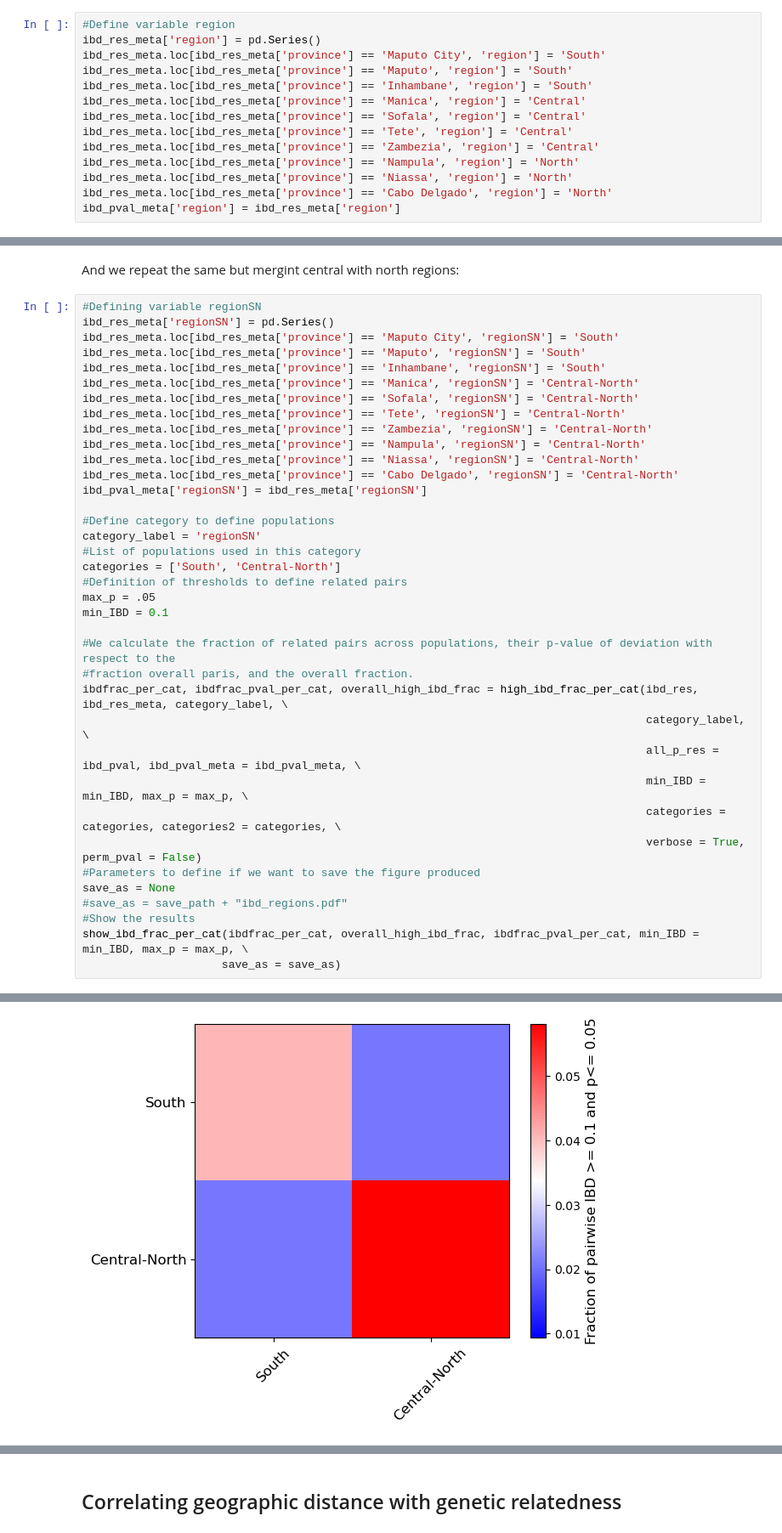
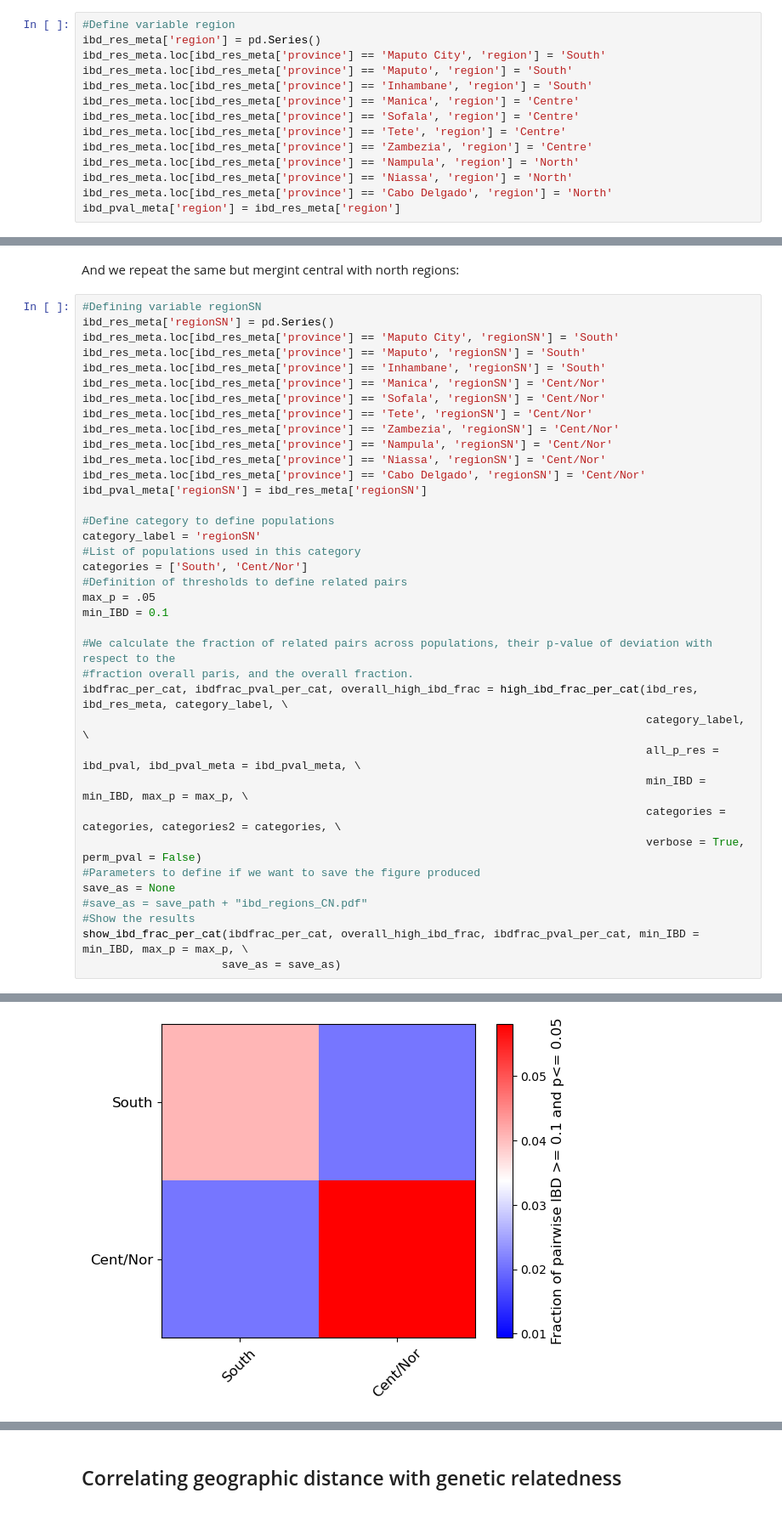
Before and after one commit to arnaupujol/malaria_relatedness_importation, a Jupyter notebook: demos/spatial_relatedness_analysis.ipynb, the cells around one changed output, grey strips where cells are left out. Shown at 85% size. Saved outputs shown, nothing was run; the diff lists cells and outputs as text.

```diff
--- a/demos/spatial_relatedness_analysis.ipynb
+++ b/demos/spatial_relatedness_analysis.ipynb
@@ -363,10 +387,10 @@ ibd_res_meta['region'] = pd.Series()
 ibd_res_meta.loc[ibd_res_meta['province'] == 'Maputo City', 'region'] = 'South'
 ibd_res_meta.loc[ibd_res_meta['province'] == 'Maputo', 'region'] = 'South'
 ibd_res_meta.loc[ibd_res_meta['province'] == 'Inhambane', 'region'] = 'South'
-ibd_res_meta.loc[ibd_res_meta['province'] == 'Manica', 'region'] = 'Central'
-ibd_res_meta.loc[ibd_res_meta['province'] == 'Sofala', 'region'] = 'Central'
-ibd_res_meta.loc[ibd_res_meta['province'] == 'Tete', 'region'] = 'Central'
-ibd_res_meta.loc[ibd_res_meta['province'] == 'Zambezia', 'region'] = 'Central'
+ibd_res_meta.loc[ibd_res_meta['province'] == 'Manica', 'region'] = 'Centre'
+ibd_res_meta.loc[ibd_res_meta['province'] == 'Sofala', 'region'] = 'Centre'
+ibd_res_meta.loc[ibd_res_meta['province'] == 'Tete', 'region'] = 'Centre'
+ibd_res_meta.loc[ibd_res_meta['province'] == 'Zambezia', 'region'] = 'Centre'
 ibd_res_meta.loc[ibd_res_meta['province'] == 'Nampula', 'region'] = 'North'
 ibd_res_meta.loc[ibd_res_meta['province'] == 'Niassa', 'region'] = 'North'
 ibd_res_meta.loc[ibd_res_meta['province'] == 'Cabo Delgado', 'region'] = 'North'
@@ -403,40 +427,40 @@ And we repeat the same but mergint central with north regions:
 # %%
 #Defining variable regionSN
 ibd_res_meta['regionSN'] = pd.Series()
 ibd_res_meta.loc[ibd_res_meta['province'] == 'Maputo City', 'regionSN'] = 'South'
 ibd_res_meta.loc[ibd_res_meta['province'] == 'Maputo', 'regionSN'] = 'South'
 ibd_res_meta.loc[ibd_res_meta['province'] == 'Inhambane', 'regionSN'] = 'South'
-ibd_res_meta.loc[ibd_res_meta['province'] == 'Manica', 'regionSN'] = 'Central-North'
-ibd_res_meta.loc[ibd_res_meta['province'] == 'Sofala', 'regionSN'] = 'Central-North'
-ibd_res_meta.loc[ibd_res_meta['province'] == 'Tete', 'regionSN'] = 'Central-North'
-ibd_res_meta.loc[ibd_res_meta['province'] == 'Zambezia', 'regionSN'] = 'Central-North'
-ibd_res_meta.loc[ibd_res_meta['province'] == 'Nampula', 'regionSN'] = 'Central-North'
-ibd_res_meta.loc[ibd_res_meta['province'] == 'Niassa', 'regionSN'] = 'Central-North'
-ibd_res_meta.loc[ibd_res_meta['province'] == 'Cabo Delgado', 'regionSN'] = 'Central-North'
+ibd_res_meta.loc[ibd_res_meta['province'] == 'Manica', 'regionSN'] = 'Cent/Nor'
+ibd_res_meta.loc[ibd_res_meta['province'] == 'Sofala', 'regionSN'] = 'Cent/Nor'
+ibd_res_meta.loc[ibd_res_meta['province'] == 'Tete', 'regionSN'] = 'Cent/Nor'
+ibd_res_meta.loc[ibd_res_meta['province'] == 'Zambezia', 'regionSN'] = 'Cent/Nor'
+ibd_res_meta.loc[ibd_res_meta['province'] == 'Nampula', 'regionSN'] = 'Cent/Nor'
+ibd_res_meta.loc[ibd_res_meta['province'] == 'Niassa', 'regionSN'] = 'Cent/Nor'
+ibd_res_meta.loc[ibd_res_meta['province'] == 'Cabo Delgado', 'regionSN'] = 'Cent/Nor'
 ibd_pval_meta['regionSN'] = ibd_res_meta['regionSN']
 
 #Define category to define populations
 category_label = 'regionSN'
 #List of populations used in this category
-categories = ['South', 'Central-North']
+categories = ['South', 'Cent/Nor']
 #Definition of thresholds to define related pairs
 max_p = .05
 min_IBD = 0.1
 
 #We calculate the fraction of related pairs across populations, their p-value of deviation with respect to the
 #fraction overall paris, and the overall fraction.
 ibdfrac_per_cat, ibdfrac_pval_per_cat, overall_high_ibd_frac = high_ibd_frac_per_cat(ibd_res, ibd_res_meta, category_label, \
                                                                                      category_label, \
                                                                                      all_p_res = ibd_pval, ibd_pval_meta = ibd_pval_meta, \
                                                                                      min_IBD = min_IBD, max_p = max_p, \
                                                                                      categories = categories, categories2 = categories, \
                                                                                      verbose = True, perm_pval = False)
 #Parameters to define if we want to save the figure produced
 save_as = None
-#save_as = save_path + "ibd_regions.pdf"
+#save_as = save_path + "ibd_regions_CN.pdf"
 #Show the results
 show_ibd_frac_per_cat(ibdfrac_per_cat, overall_high_ibd_frac, ibdfrac_pval_per_cat, min_IBD = min_IBD, max_p = max_p, \
                      save_as = save_as)
 # %% [output]
 Overall fraction of pairs with IBD >= 0.1 and p<= 0.05: 0.033748184056991475
-[figure, old version]
+[figure, new version]
```
Also changed, not shown: parts of 7 cells of this notebook, 4 other files.
